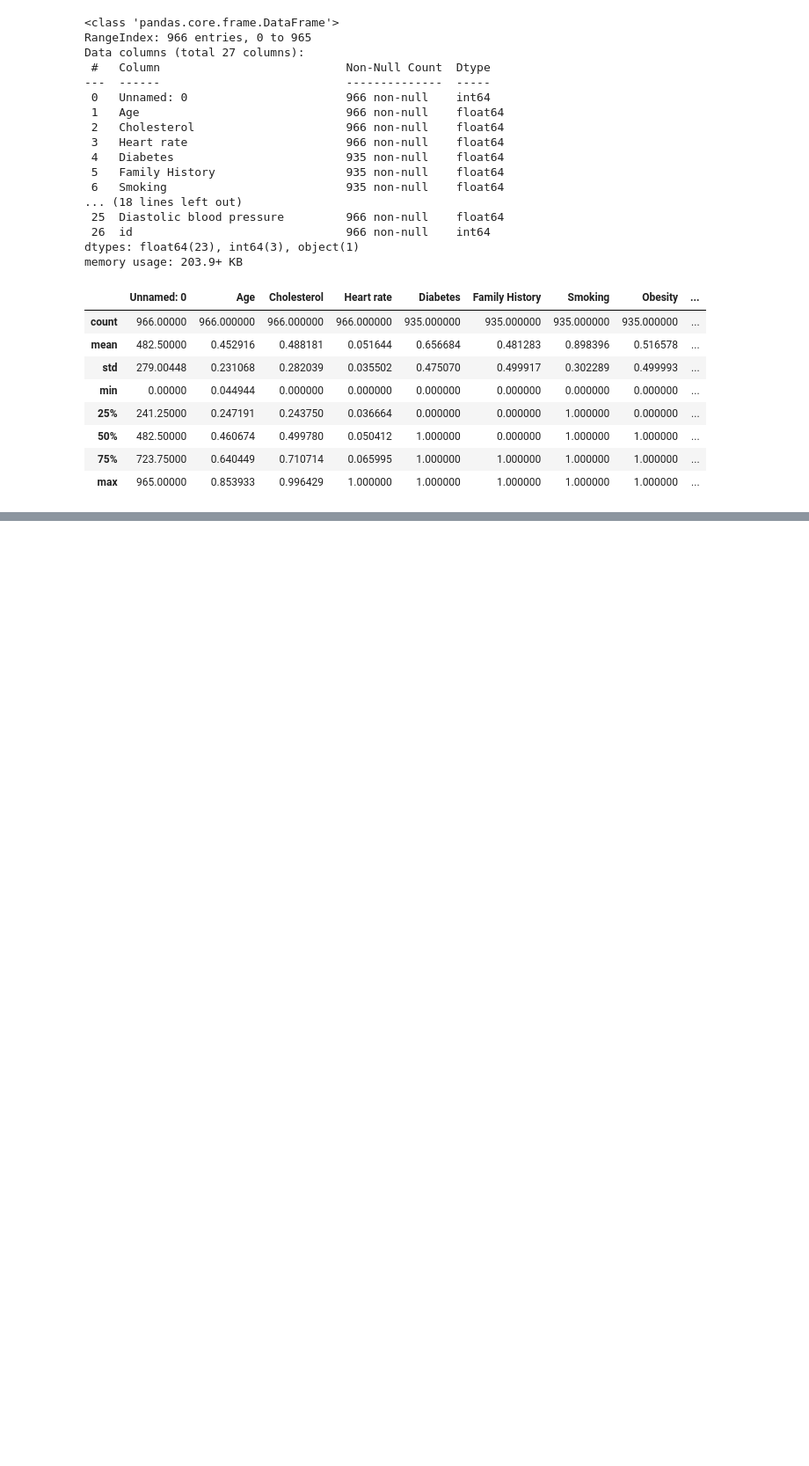
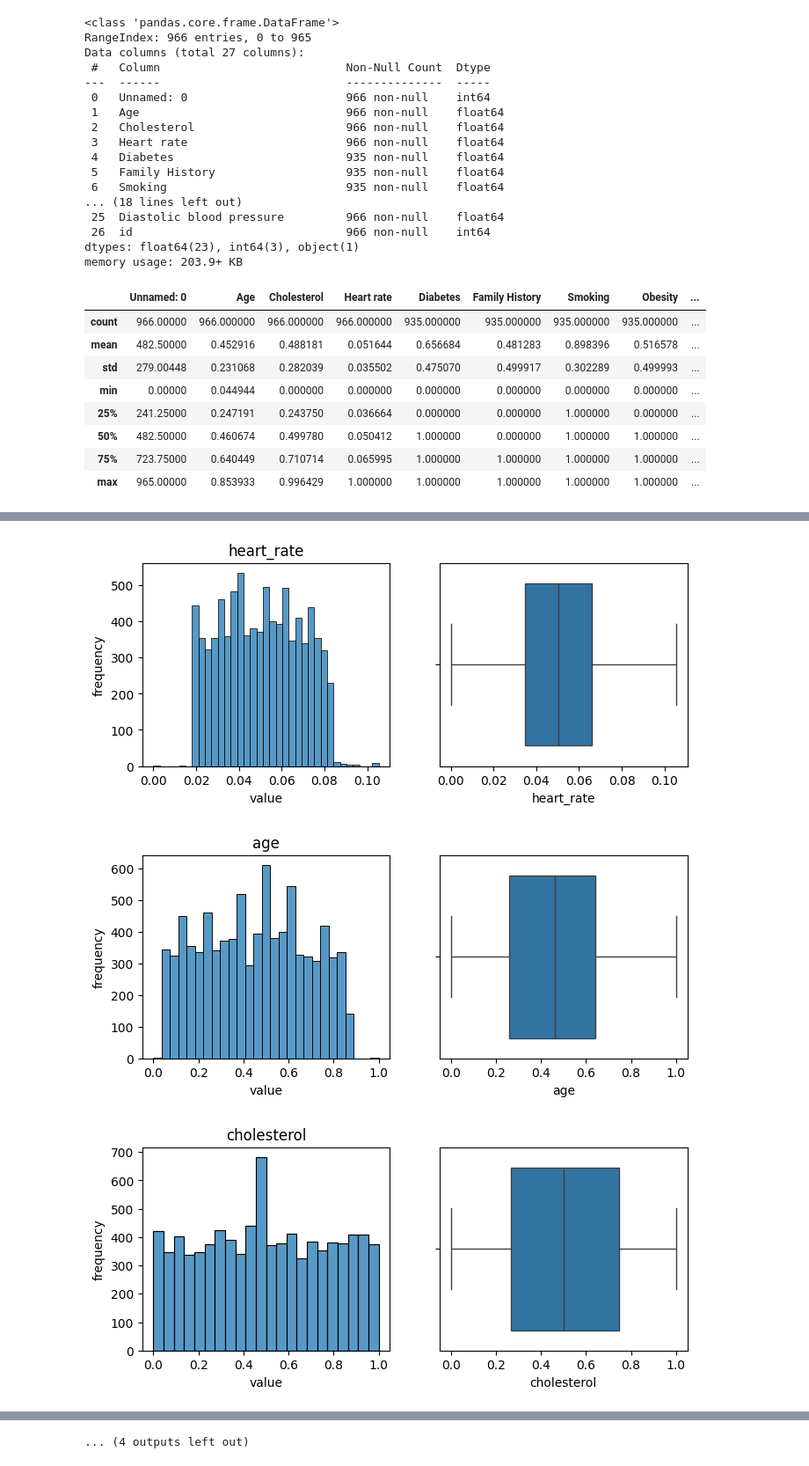
Before and after one commit to slubskiy/heart_risk, a Jupyter notebook: heart_risk.ipynb, the cells around one changed output, grey strips where cells are left out. Shown at 88% size. Drawn from its saved outputs; the diff is of its cells as text; code cells hidden in the pictures; blank space fills up the shorter version.

```diff
--- a/heart_risk.ipynb
+++ b/heart_risk.ipynb
@@ -42,0 +60,7 @@ test.head(10)
+# %%
+try:
+  test = pd.read_csv(r"C:\Users\evgen\project\hearth_risk\heart_test.csv")
+  train = pd.read_csv(r"C:\Users\evgen\project\hearth_risk\heart_train.csv")
+except:
+  test = pd.read_csv("/content/heart_test.csv")
+  train= pd.read_csv("/content/heart_train.csv")
@@ -79,0 +164,7 @@ KeyError: "['Unnamed: 0'] not found in axis"
+# %%
+X = train.drop('Unnamed: 0', axis=1)
+X.rename(columns=str.lower, inplace=True)
+X.columns = X.columns.str.replace(" ", "_")
+X = X.set_index('id')
+
+X.head(5)
@@ -79,0 +244,35 @@ KeyError: "['Unnamed: 0'] not found in axis"
+# %%
+def hist_box(data, column):
+    plt.figure(figsize=(8, 3))
+    plt.subplot(1, 2, 1)
+    plt.xlabel('value')
+    plt.ylabel('frequency')
+    plt.title(column)
+    sns.histplot(data[column])
+    plt.subplot(1, 2, 2)
+    sns.boxplot(x=data[column])
+# %%
+num = ['heart_rate',
+       'age',
+       'cholesterol',
+       'exercise_hours_per_week',
+       'sedentary_hours_per_day',
+       'exercise_hours_per_week',
+       'sedentary_hours_per_day',
+       'income',
+       'bmi',
+       'triglycerides',
+       'sleep_hours_per_day',
+       'blood_sugar',
+       'ck-mb',
+       'troponin',
+       'systolic_blood_pressure',
+       'diastolic_blood_pressure'
+]
+# %%
+for name in num:
+    hist_box(X, name)
+# %% [output]
+[figure, added]
+[figure, added]
+[figure, added]
@@ -79,0 +288 @@ KeyError: "['Unnamed: 0'] not found in axis"
+... (4 outputs left out)
```
Also changed, not shown: parts of 25 cells of this notebook.
